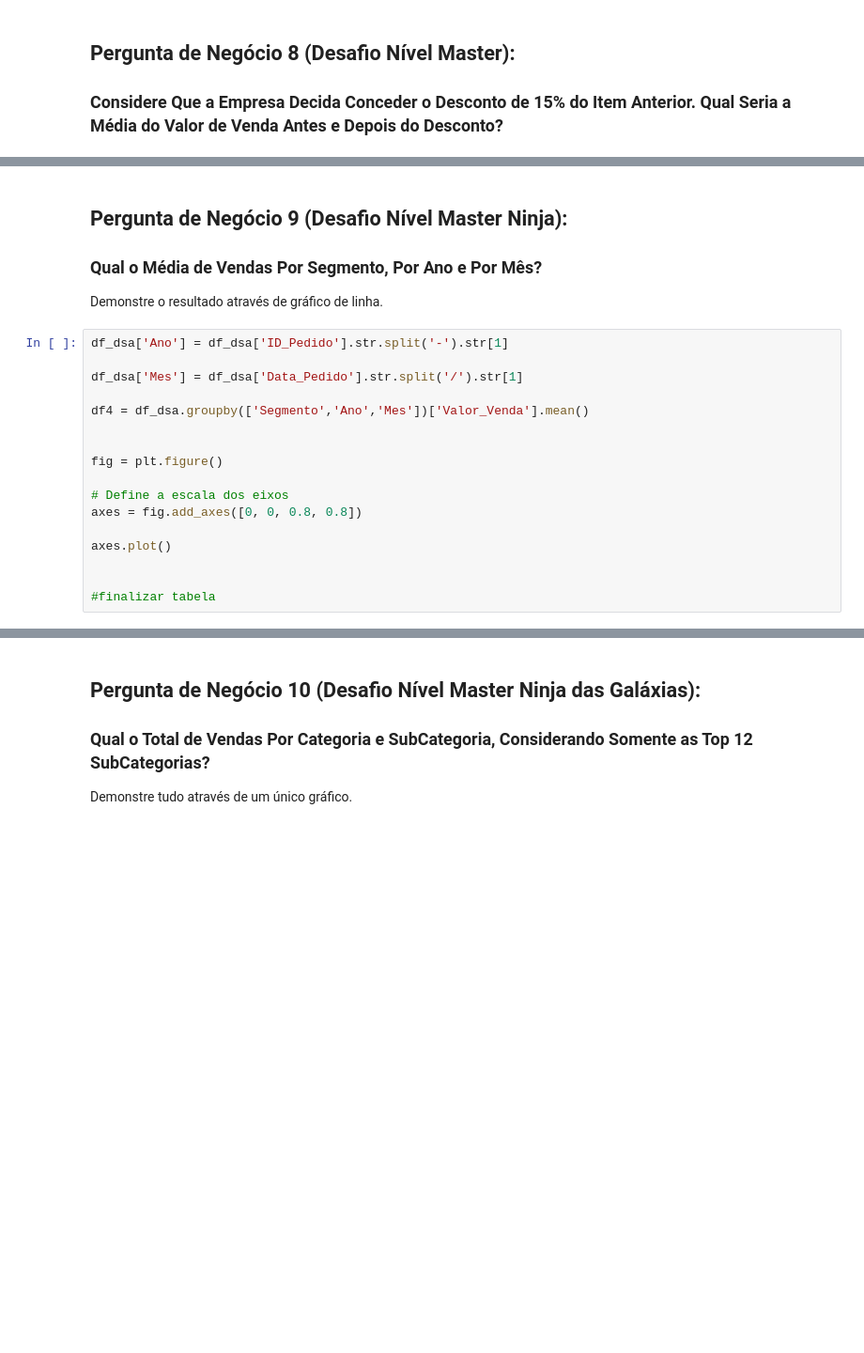
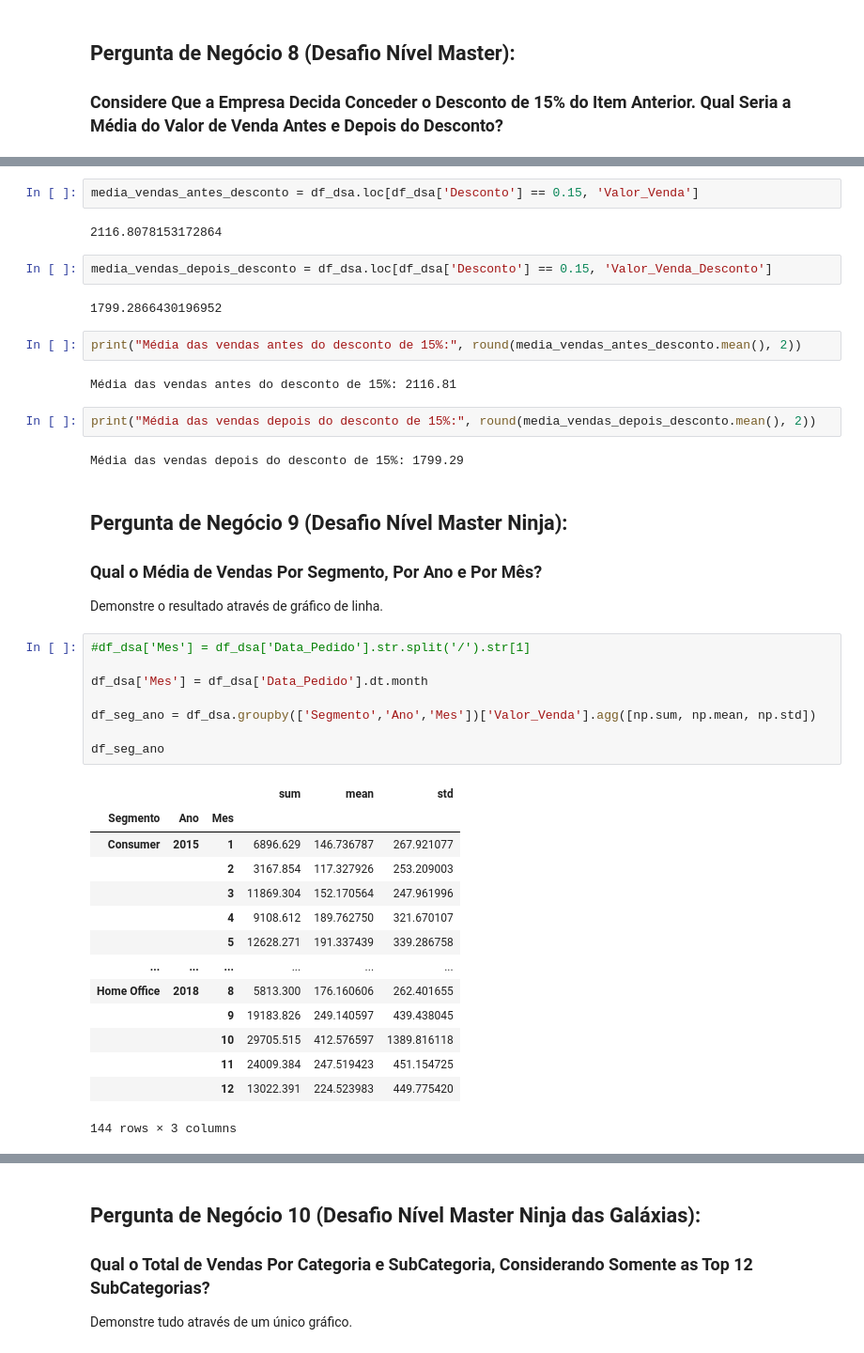
Before and after one commit to tiago17santos/analise-explotatoria-python, a Jupyter notebook: Projeto2-Perguntas.ipynb, the cells around one changed output, grey strips where cells are left out. Shown: that part at 94% size. Drawn from its saved outputs; the diff is of its cells as text; blank space fills up the shorter version.

```diff
--- a/Projeto2-Perguntas.ipynb
+++ b/Projeto2-Perguntas.ipynb
@@ -346,3 +330,19 @@ Média das vendas depois do desconto de 15%: 1799.29
+# %%
+media_vendas_antes_desconto = df_dsa.loc[df_dsa['Desconto'] == 0.15, 'Valor_Venda']
+# %% [output]
+2116.8078153172864
+# %%
+media_vendas_depois_desconto = df_dsa.loc[df_dsa['Desconto'] == 0.15, 'Valor_Venda_Desconto']
+# %% [output]
+1799.2866430196952
+# %%
+print("Média das vendas antes do desconto de 15%:", round(media_vendas_antes_desconto.mean(), 2))
+# %% [output]
+Média das vendas antes do desconto de 15%: 2116.81
+# %%
+print("Média das vendas depois do desconto de 15%:", round(media_vendas_depois_desconto.mean(), 2))
+# %% [output]
+Média das vendas depois do desconto de 15%: 1799.29
 # %% [markdown]
 ## Pergunta de Negócio 9 (Desafio Nível Master Ninja):
 
@@ -350,19 +350,25 @@ Média das vendas depois do desconto de 15%: 1799.29
 
 Demonstre o resultado através de gráfico de linha.
 # %%
-df_dsa['Ano'] = df_dsa['ID_Pedido'].str.split('-').str[1]
+#df_dsa['Mes'] = df_dsa['Data_Pedido'].str.split('/').str[1]
 
-df_dsa['Mes'] = df_dsa['Data_Pedido'].str.split('/').str[1]
+df_dsa['Mes'] = df_dsa['Data_Pedido'].dt.month
 
-df4 = df_dsa.groupby(['Segmento','Ano','Mes'])['Valor_Venda'].mean()
+df_seg_ano = df_dsa.groupby(['Segmento','Ano','Mes'])['Valor_Venda'].agg([np.sum, np.mean, np.std])
 
-
-fig = plt.figure()
-
-# Define a escala dos eixos
-axes = fig.add_axes([0, 0, 0.8, 0.8])
-
-axes.plot()
-
-
-#finalizar tabela
+df_seg_ano
+# %% [output]
+|  |  |  | sum | mean | std |
+| Segmento | Ano | Mes |  |  |  |
+| Consumer | 2015 | 1 | 6896.629 | 146.736787 | 267.921077 |
+|  |  | 2 | 3167.854 | 117.327926 | 253.209003 |
+|  |  | 3 | 11869.304 | 152.170564 | 247.961996 |
+|  |  | 4 | 9108.612 | 189.762750 | 321.670107 |
+|  |  | 5 | 12628.271 | 191.337439 | 339.286758 |
+| ... | ... | ... | ... | ... | ... |
+| Home Office | 2018 | 8 | 5813.300 | 176.160606 | 262.401655 |
+|  |  | 9 | 19183.826 | 249.140597 | 439.438045 |
+|  |  | 10 | 29705.515 | 412.576597 | 1389.816118 |
+|  |  | 11 | 24009.384 | 247.519423 | 451.154725 |
+|  |  | 12 | 13022.391 | 224.523983 | 449.775420 |
+144 rows × 3 columns
```
Also changed, not shown: parts of 17 cells of this notebook.
